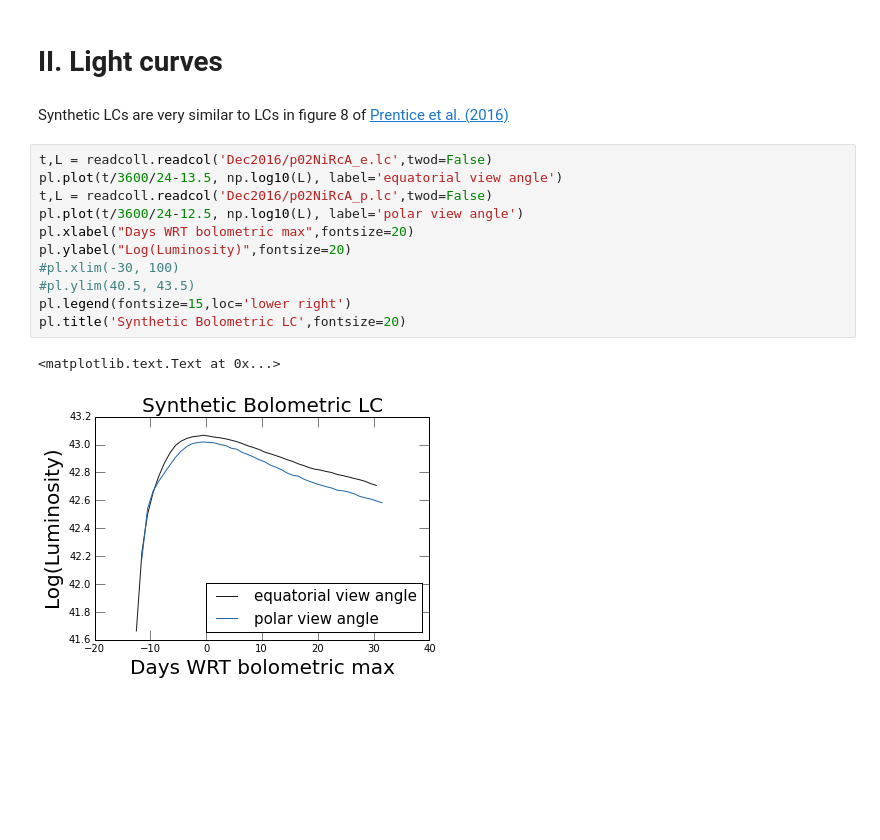
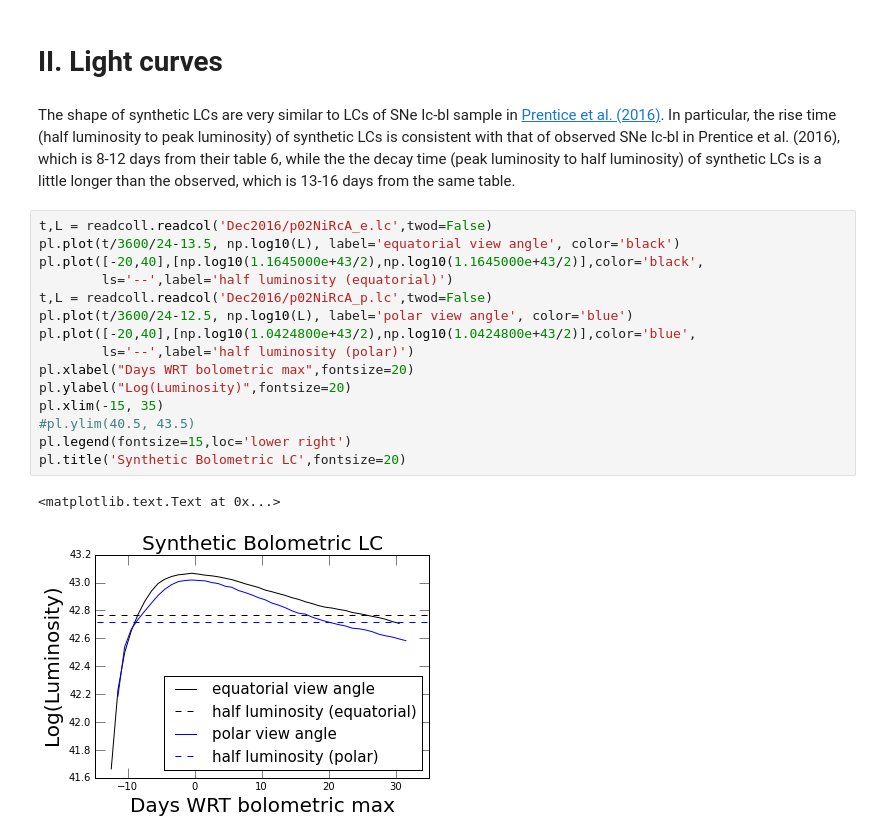
Before and after one commit to yoyo1989/ModelIcbl-Paul-Jenni, a Jupyter notebook: p02NiRcA_e_p_vs_IcBLmean.ipynb, the cells around one changed output. Saved outputs shown, nothing was run; the diff lists cells and outputs as text; blank space fills up the shorter version.

```diff
--- a/p02NiRcA_e_p_vs_IcBLmean.ipynb
+++ b/p02NiRcA_e_p_vs_IcBLmean.ipynb
@@ -125,19 +124,23 @@ pl.legend(fontsize=20)
 [figure]
 # %% [markdown]
 # II. Light curves
-# %% [markdown]
-Synthetic LCs are very similar to LCs in figure 8 of [Prentice et al. (2016)](http://mnras.oxfordjournals.org/content/458/3/2973.full.pdf)
+# %% [markdown]
+The shape of synthetic LCs are very similar to LCs of SNe Ic-bl sample in [Prentice et al. (2016)](http://mnras.oxfordjournals.org/content/458/3/2973.full.pdf). In particular, the rise time (half luminosity to peak luminosity) of synthetic LCs is consistent with that of observed SNe Ic-bl in Prentice et al. (2016), which is 8-12 days from their table 6, while the the decay time (peak luminosity to half luminosity) of synthetic LCs is a little longer than the observed, which is 13-16 days from the same table.
 # %%
 t,L = readcoll.readcol('Dec2016/p02NiRcA_e.lc',twod=False)
-pl.plot(t/3600/24-13.5, np.log10(L), label='equatorial view angle')
+pl.plot(t/3600/24-13.5, np.log10(L), label='equatorial view angle', color='black')
+pl.plot([-20,40],[np.log10(1.1645000e+43/2),np.log10(1.1645000e+43/2)],color='black',
+        ls='--',label='half luminosity (equatorial)')
 t,L = readcoll.readcol('Dec2016/p02NiRcA_p.lc',twod=False)
-pl.plot(t/3600/24-12.5, np.log10(L), label='polar view angle')
+pl.plot(t/3600/24-12.5, np.log10(L), label='polar view angle', color='blue')
+pl.plot([-20,40],[np.log10(1.0424800e+43/2),np.log10(1.0424800e+43/2)],color='blue',
+        ls='--',label='half luminosity (polar)')
 pl.xlabel("Days WRT bolometric max",fontsize=20)
 pl.ylabel("Log(Luminosity)",fontsize=20)
-#pl.xlim(-30, 100)
+pl.xlim(-15, 35)
 #pl.ylim(40.5, 43.5)
 pl.legend(fontsize=15,loc='lower right')
 pl.title('Synthetic Bolometric LC',fontsize=20)
 # %% [output]
 <matplotlib.text.Text at 0x...>
-[figure, old version]
+[figure, new version]
```
Also changed, not shown: parts of 1 cell of this notebook.
